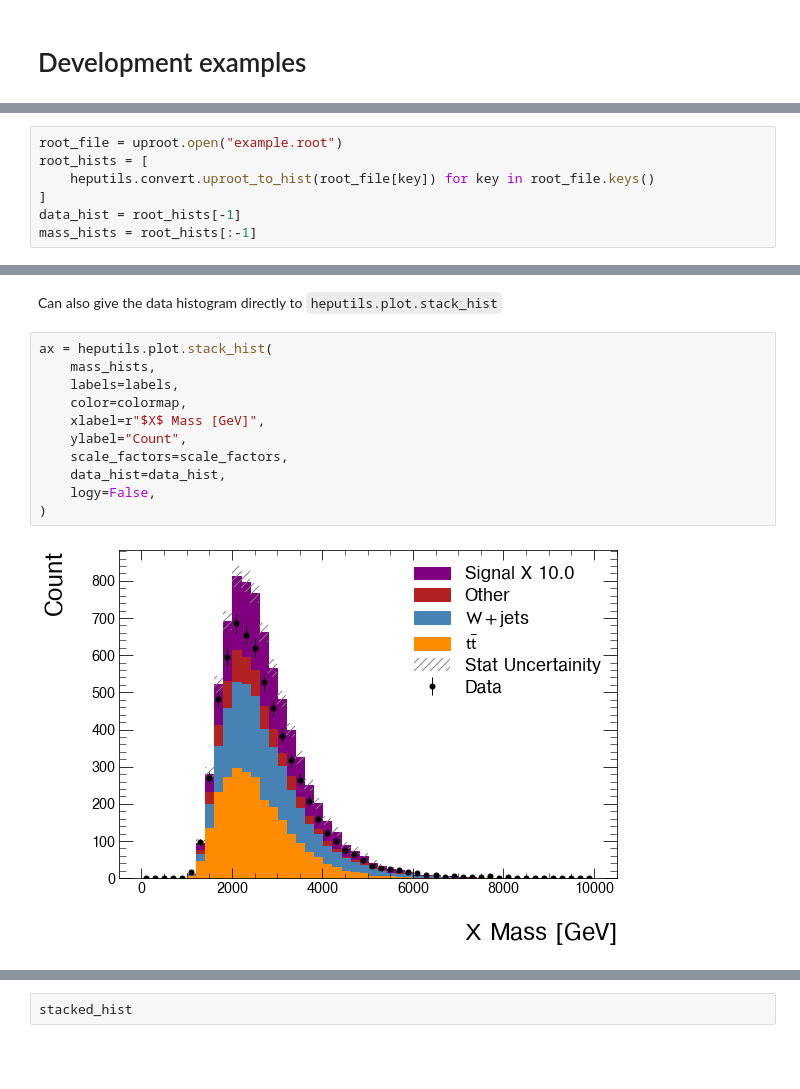
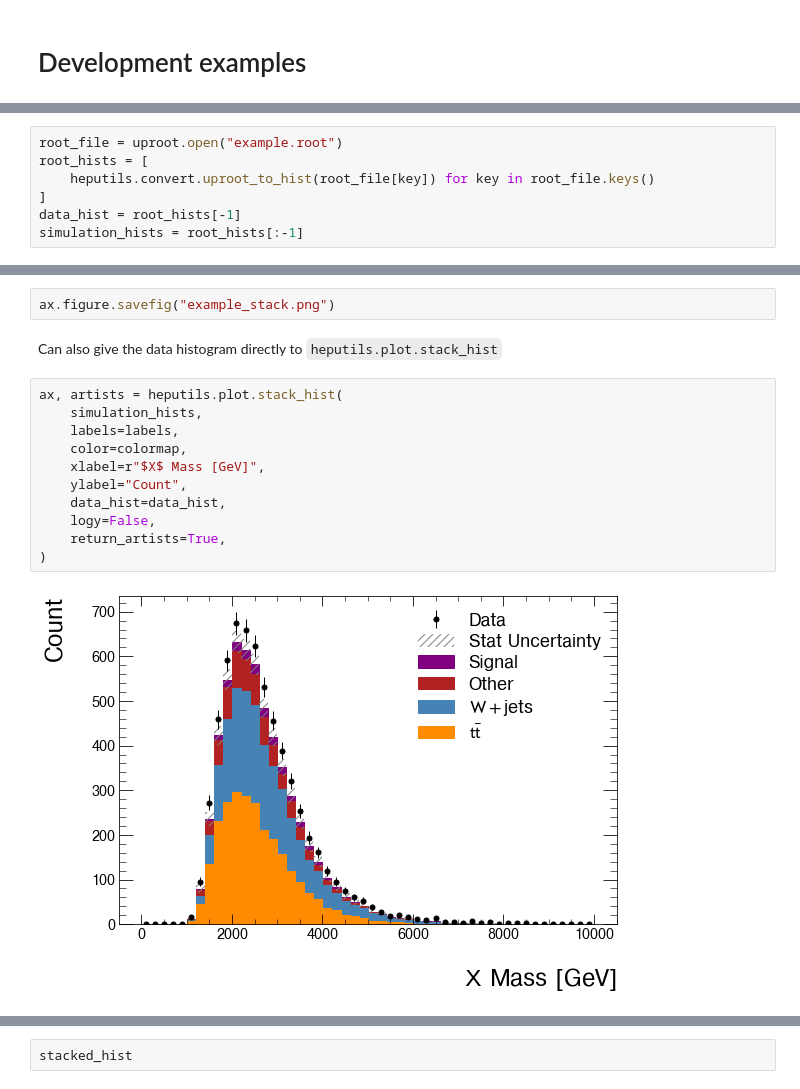
Before and after one commit to matthewfeickert/heputils, a Jupyter notebook: examples/dev-example.ipynb, the cells around one changed output, grey strips where cells are left out. Saved outputs shown, nothing was run; the diff lists cells and outputs as text; blank space fills up the shorter version.

```diff
--- a/examples/dev-example.ipynb
+++ b/examples/dev-example.ipynb
@@ -12,7 +13,7 @@ root_hists = [
     heputils.convert.uproot_to_hist(root_file[key]) for key in root_file.keys()
 ]
 data_hist = root_hists[-1]
-mass_hists = root_hists[:-1]
+simulation_hists = root_hists[:-1]
 # %%
 labels = [r"$t\bar{t}$", r"$W+$jets", "Other", "Signal"]
 colormap = ["darkorange", "steelblue", "firebrick", "purple"]
@@ -34,15 +35,17 @@ ax = heputils.plot.data_hist(data_hist, ax=ax)
+# %%
+ax.figure.savefig("example_stack.png")
 # %% [markdown]
 Can also give the data histogram directly to `heputils.plot.stack_hist`
 # %%
-ax = heputils.plot.stack_hist(
-    mass_hists,
+ax, artists = heputils.plot.stack_hist(
+    simulation_hists,
     labels=labels,
     color=colormap,
     xlabel=r"$X$ Mass [GeV]",
     ylabel="Count",
-    scale_factors=scale_factors,
     data_hist=data_hist,
     logy=False,
+    return_artists=True,
 )
 # %% [output]
-[figure, old version]
+[figure, new version]
```
Also changed, not shown: parts of 8 cells of this notebook, 2 other files.
